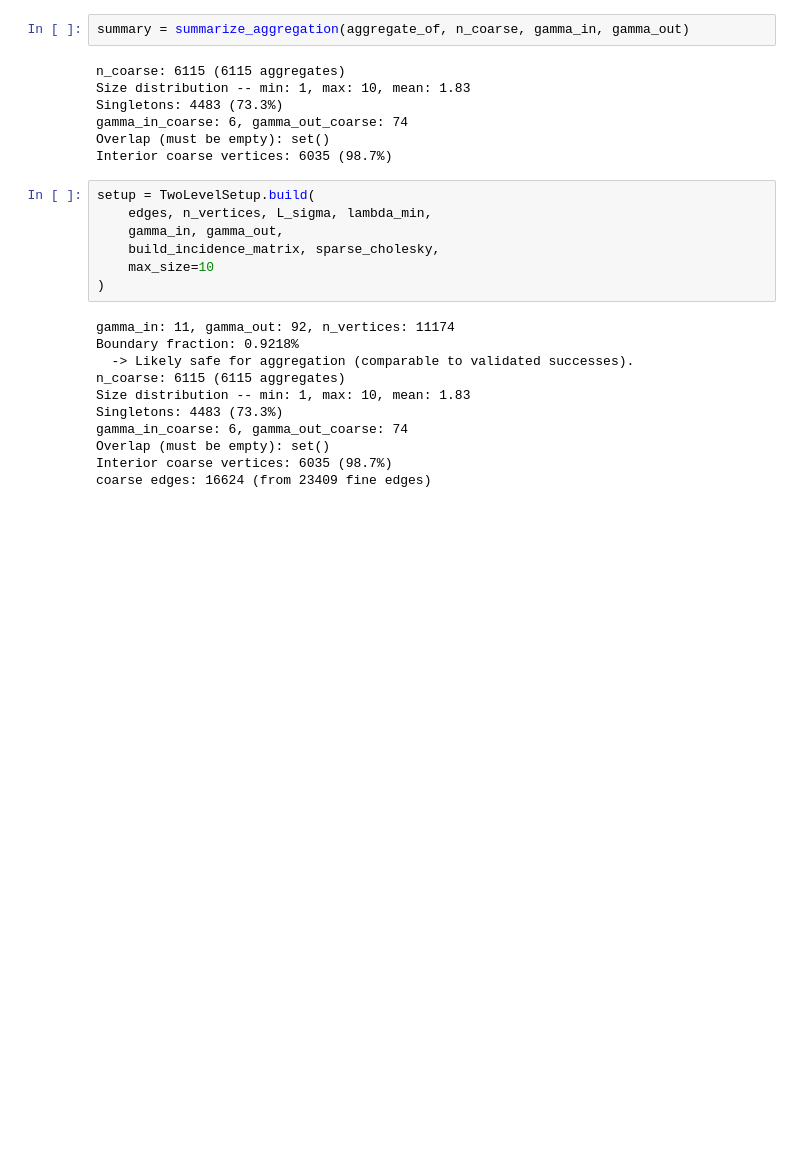
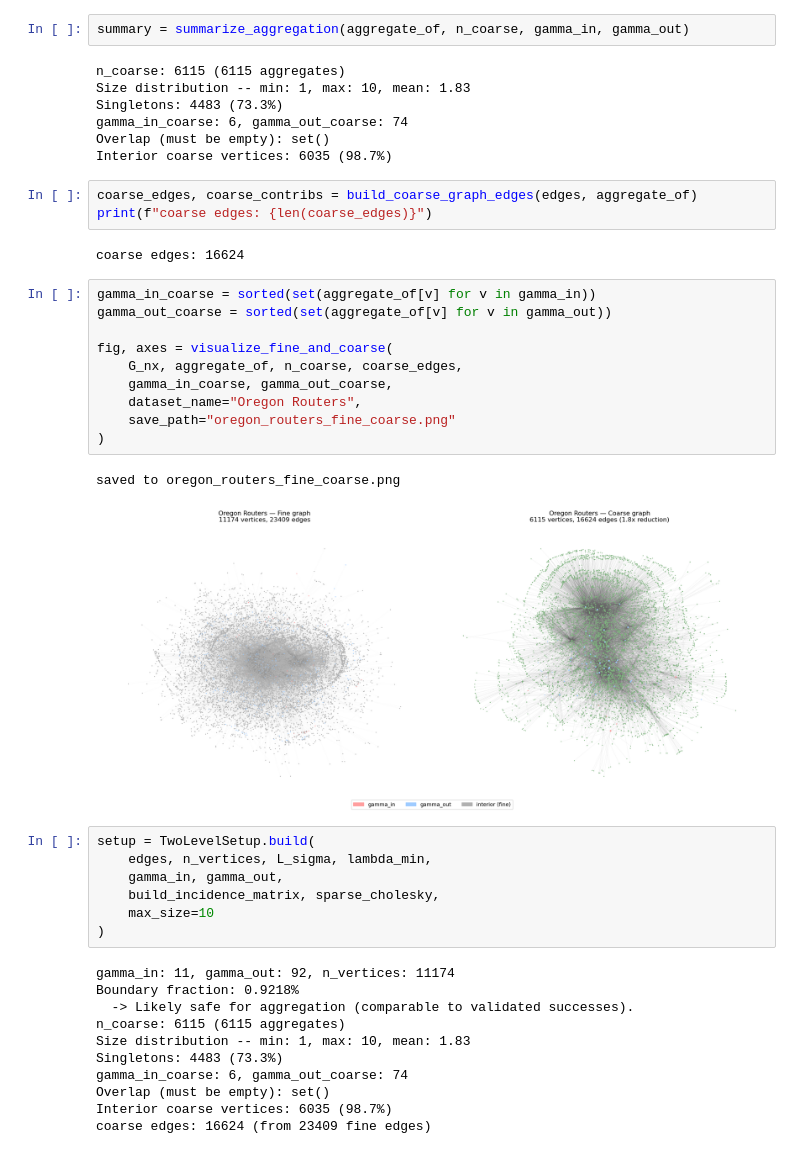
Before and after one commit to diapatel/white-noise-sampling, a Jupyter notebook: notebooks/pipeline_runs/oregon_routers_coarse.ipynb, the cells around one changed output. Cells and saved outputs as stored; diff of their text form; blank space fills up the shorter version.

```diff
--- a/notebooks/pipeline_runs/oregon_routers_coarse.ipynb
+++ b/notebooks/pipeline_runs/oregon_routers_coarse.ipynb
@@ -72,6 +71,24 @@ Singletons: 4483 (73.3%)
 gamma_in_coarse: 6, gamma_out_coarse: 74
 Overlap (must be empty): set()
 Interior coarse vertices: 6035 (98.7%)
+# %%
+coarse_edges, coarse_contribs = build_coarse_graph_edges(edges, aggregate_of)
+print(f"coarse edges: {len(coarse_edges)}")
+# %% [output]
+coarse edges: 16624
+# %%
+gamma_in_coarse = sorted(set(aggregate_of[v] for v in gamma_in))
+gamma_out_coarse = sorted(set(aggregate_of[v] for v in gamma_out))
+
+fig, axes = visualize_fine_and_coarse(
+    G_nx, aggregate_of, n_coarse, coarse_edges,
+    gamma_in_coarse, gamma_out_coarse,
+    dataset_name="Oregon Routers",
+    save_path="oregon_routers_fine_coarse.png"
+)
+# %% [output]
+saved to oregon_routers_fine_coarse.png
+[figure, added]
 # %%
 setup = TwoLevelSetup.build(
     edges, n_vertices, L_sigma, lambda_min,
```
Also changed, not shown: parts of 1 cell of this notebook, 14 other files.
